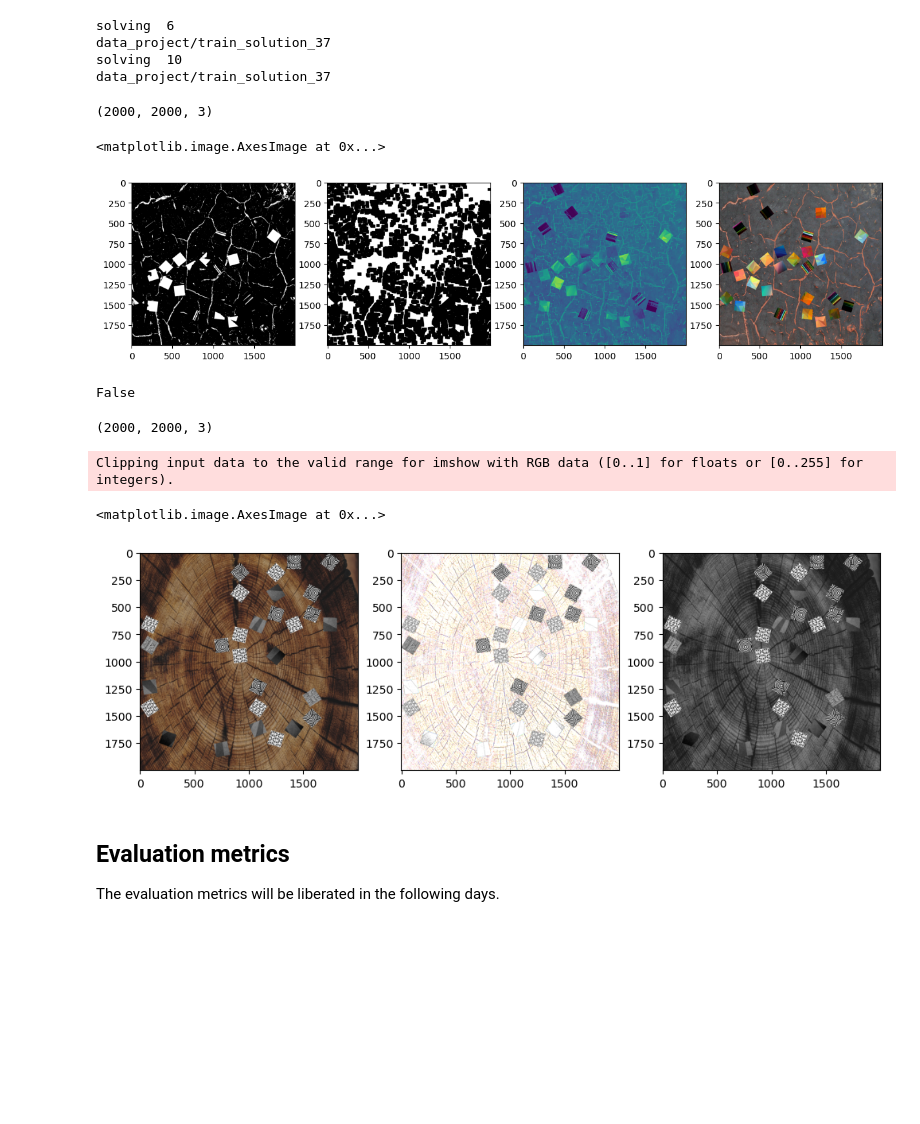
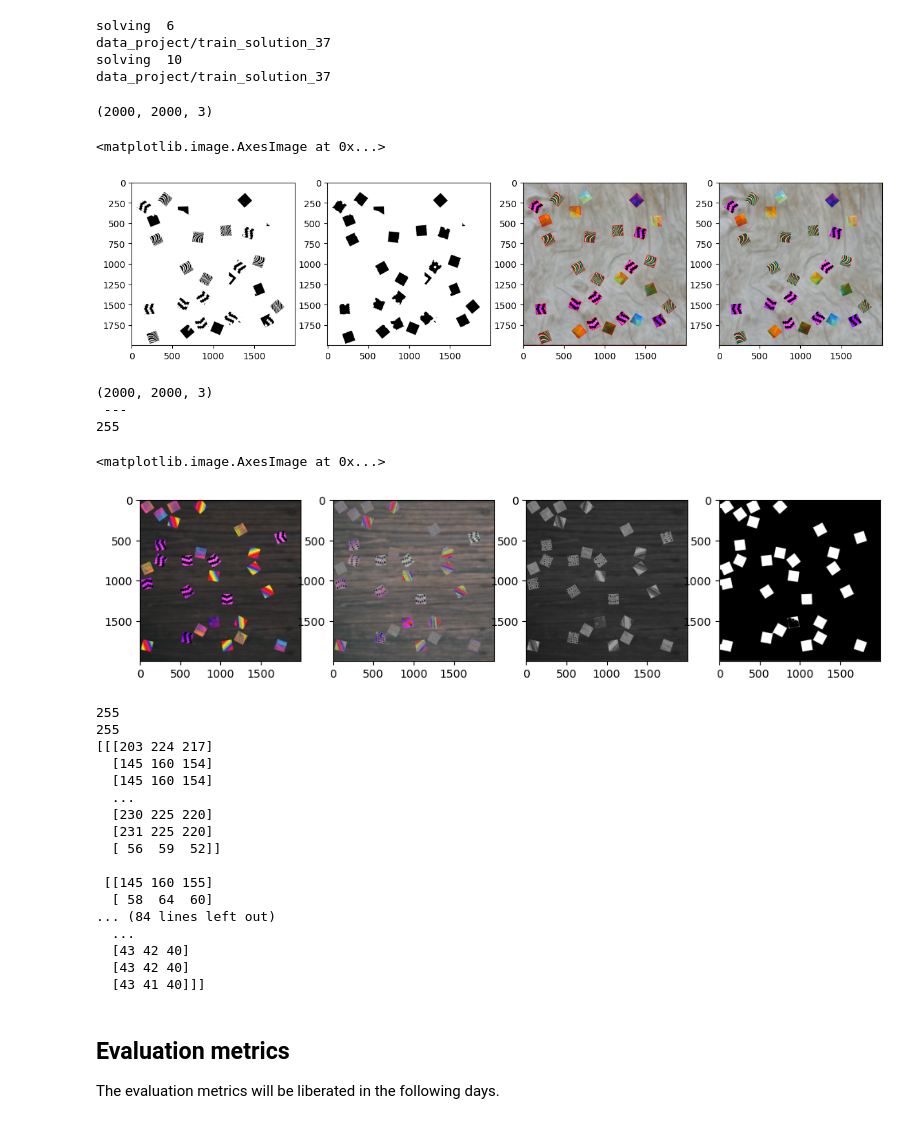
Before and after one commit to sirogosig/EE-451_code, a Jupyter notebook: project/project.ipynb, the cells around one changed output. Saved outputs shown, nothing was run; the diff lists cells and outputs as text; code cells hidden in the pictures; blank space fills up the shorter version.

```diff
--- a/project/project.ipynb
+++ b/project/project.ipynb
@@ -253,37 +253,36 @@ data_project/train_solution_37
 # %%
 import cv2 as cv
 from skimage.morphology import closing
+from skimage.morphology import opening
 from skimage.morphology import square
 from skimage.morphology import disk
 
-image = load_input_image(2 ,  folder ="train" , path = "data_project")
+image = load_input_image(5 ,  folder ="train" , path = "data_project")
 assert image is not None, "file could not be read, check with os.path.exists()"
 print(np.shape(image))
 
 imgray = cv.cvtColor(image.copy(), cv.COLOR_BGR2GRAY)
 ret, thresh = cv.threshold(imgray.copy(), 0, 255, cv.THRESH_BINARY+cv.THRESH_OTSU)
 
-thresh_closed = closing(thresh.copy(), square(35))
+thresh_closed = opening(thresh.copy(), disk(15))
 
 #ret, thresh = cv.threshold(imgray,100,255,cv.THRESH_BINARY)
 
 # Detect contours
 contours, _ = cv.findContours(thresh_closed, mode=cv.RETR_TREE, method=cv.CHAIN_APPROX_SIMPLE)
 
+areas = [cv.contourArea(contour) for contour in contours]
+
 
 fig, axes = plt.subplots(1, 4, figsize=(15, 10))
 axes[0].imshow(thresh,cmap='gray')
 axes[1].imshow(thresh_closed,cmap='gray')
-axes[2].imshow(cv.drawContours(imgray, contours, -1, (255, 0, 0), 1))
+axes[2].imshow(cv.drawContours(image.copy(), contours, -1, (255, 0, 0), 4))
 axes[3].imshow(image)
 # %% [output]
 (2000, 2000, 3)
 <matplotlib.image.AxesImage at 0x...>
-[figure, old version]
+[figure, new version]
-# %%
-(thresh_closed == np.zeros_like(thresh_closed)).all()
-# %% [output]
-False
 # %%
 # Here we try high-pass filtering for edge detection
 
@@ -294,7 +293,7 @@ def high_pass_function(image):
 
     # edge detection filter
     kernel = np.array([[-1.0, -1.0, -1.0],
-                       [-1.0, 8.0, -1.0],
+                       [-1.0, 9.0, -1.0],
                        [-1.0, -1.0, -1.0]])
 
     # kernel = np.array([[-1, 0, 1],
@@ -339,40 +338,71 @@ def truncate_v2(image, kernel):
     m = int((m-1) / 2)
 
     for i in range(0, m):
         line, row = image.shape
         image = np.delete(image, line-1, 0)
         image = np.delete(image, row-1, 1)
         image = np.delete(image, 0, 0)
         image = np.delete(image, 0, 1)
     return image
 
 
 def three_channel(image, func):
     return np.stack([func(image[:, :, 0]),  # Channel Blue
                      func(image[:, :, 1]),  # Channel Green
                      func(image[:, :, 2])], axis=2)  # Channel Red
 
 
-image = load_input_image(4,  folder ="train" , path = "data_project")
+image = load_input_image(7,  folder ="train" , path = "data_project")
 assert image is not None, "file could not be read, check with os.path.exists()"
 print(np.shape(image))
+print(" --- ")
+print(np.max(image))
 
 
 # Use high pass filtering the source image then write the image
-high_pass_image = three_channel(image, high_pass_function)
+high_pass_image = three_channel(image, high_pass_function).astype(np.uint8)
+diff=high_pass_image-image
+diff_gray = cv.cvtColor(diff, cv.COLOR_BGR2GRAY)
+ret, thresh = cv.threshold(diff_gray.copy(), 0, 255, cv.THRESH_BINARY+cv.THRESH_OTSU)
+thresh_closed = closing(thresh.copy(), disk(15))
 
-fig, axes = plt.subplots(1, 3, figsize=(12, 8))
+fig, axes = plt.subplots(1, 4, figsize=(12, 8))
 axes[0].imshow(image)
 axes[1].imshow(high_pass_image)
 
 # Convert to grayscale:
 high_pass_image_gray = cv.cvtColor(image, cv.COLOR_BGR2GRAY )
-axes[2].imshow(high_pass_image_gray, cmap='gray')
+axes[2].imshow(diff_gray, cmap='gray')
+axes[3].imshow(thresh_closed, cmap='gray')
 # %% [output]
 (2000, 2000, 3)
+ ---
+255
-Clipping input data to the valid range for imshow with RGB data ([0..1] for floats or [0..255] for integers).
+<matplotlib.image.AxesImage at 0x...>
-<matplotlib.image.AxesImage at 0x...>
-[figure, old version]
+[figure, new version]
+# %%
+print(np.max(high_pass_image))
+print(np.max(image))
+print(high_pass_image)
+print(image)
+# %% [output]
+255
+255
+[[[203 224 217]
+  [145 160 154]
+  [145 160 154]
+  ...
+  [230 225 220]
+  [231 225 220]
+  [ 56  59  52]]
+
+ [[145 160 155]
+  [ 58  64  60]
+... (84 lines left out)
+  ...
+  [43 42 40]
+  [43 42 40]
+  [43 41 40]]]
 # %% [markdown]
 ## Evaluation metrics
 
```
Also changed, not shown: parts of 1 cell of this notebook.
